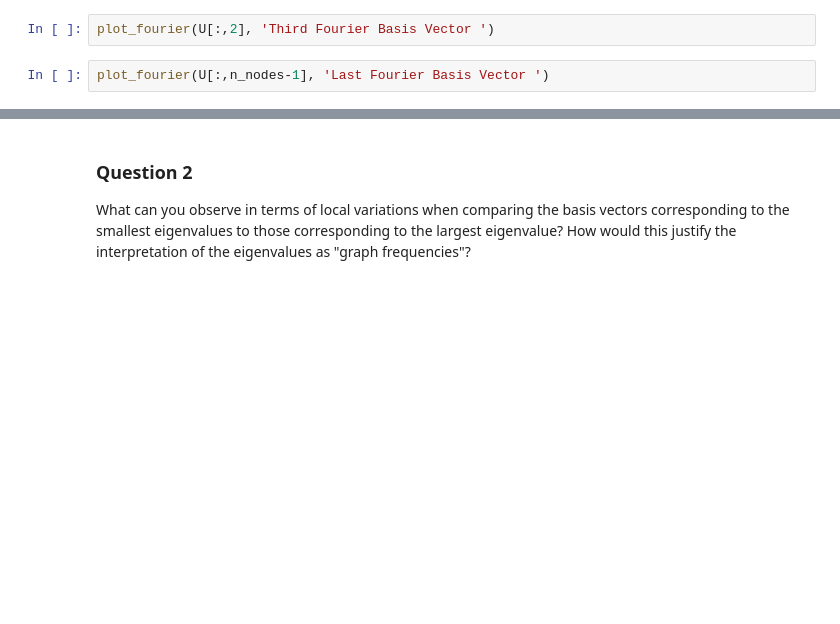
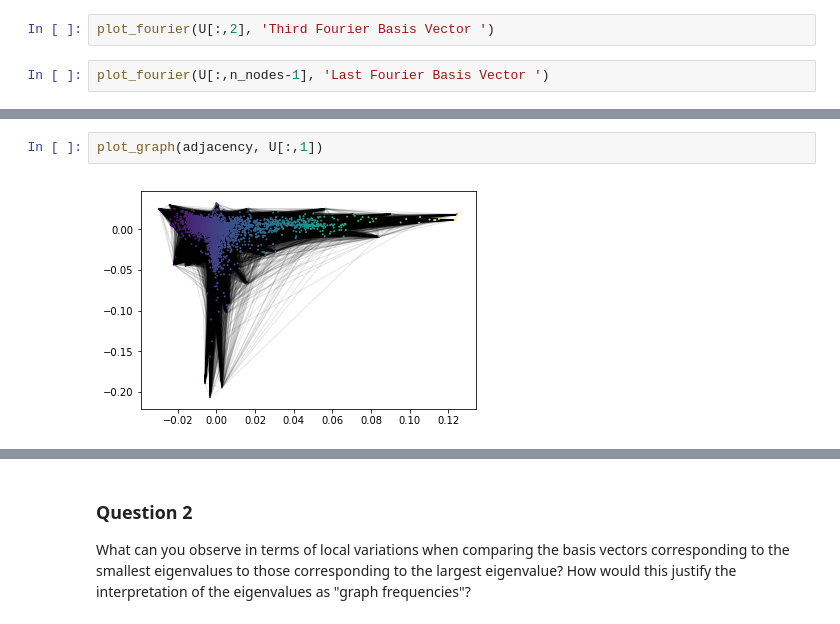
Before and after one commit to isabelaconstantin/wikinet, a Jupyter notebook: milestone4/4_graph_signal_processing.ipynb, the cells around one changed output, grey strips where cells are left out. Saved outputs shown, nothing was run; the diff lists cells and outputs as text; blank space fills up the shorter version.

```diff
--- a/milestone4/4_graph_signal_processing.ipynb
+++ b/milestone4/4_graph_signal_processing.ipynb
@@ -172,0 +203,4 @@ plot_fourier(U[:,n_nodes-1], 'Last Fourier Basis Vector ')
+# %%
+plot_graph(adjacency, U[:,1])
+# %% [output]
+[figure, added]
```
Also changed, not shown: parts of 16 cells of this notebook.
